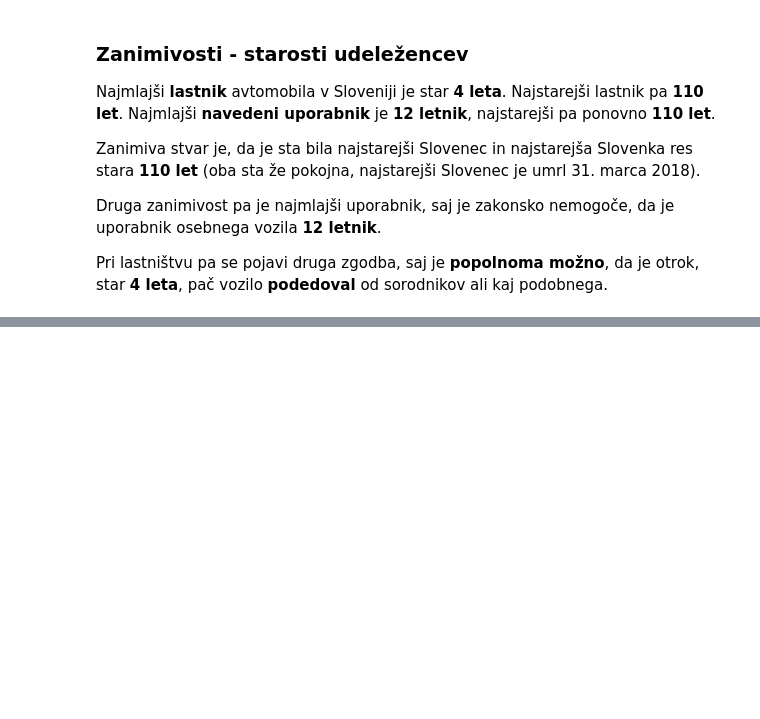
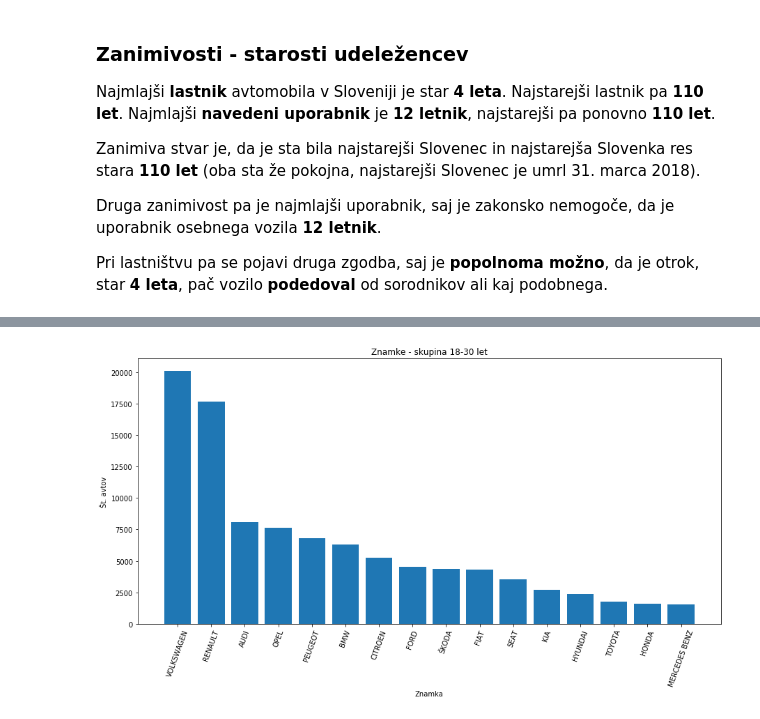
Before and after one commit to AttackVectorDelta/PR19NAJL, a Jupyter notebook: Poročilo.ipynb, the cells around one changed output, grey strips where cells are left out. Drawn from its saved outputs; the diff is of its cells as text; code cells hidden in the pictures; blank space fills up the shorter version.

```diff
--- a/Poročilo.ipynb
+++ b/Poročilo.ipynb
@@ -344,0 +337,37 @@ Pri lastništvu pa se pojavi druga zgodba, saj je **popolnoma možno**, da je ot
+# %%
+%store -r starostiZnamke
+
+starostnaSkupina1830 = sorted(starostiZnamke["18-30"].items(), key= operator.itemgetter(1), reverse=True)
+starostnaSkupina3050 = sorted(starostiZnamke["30-50"].items(), key= operator.itemgetter(1), reverse=True)
+starostnaSkupina50P = sorted(starostiZnamke["50+"].items(), key= operator.itemgetter(1), reverse=True)
+
+starosti1830=[]
+starosti1830Labels=[]
+
+starosti3050=[]
+starosti3050Labels=[]
+
+starosti50P=[]
+starosti50PLabels=[]
+
+for i in range(0,16):
+    starosti1830.append(starostnaSkupina1830[i][1])
+    starosti1830Labels.append(starostnaSkupina1830[i][0])
+
+    starosti3050.append(starostnaSkupina3050[i][1])
+    starosti3050Labels.append(starostnaSkupina3050[i][0])
+
+    starosti50P.append(starostnaSkupina50P[i][1])
+    starosti50PLabels.append(starostnaSkupina50P[i][0])
+
+index = np.arange(len(starosti1830))
+
+plt.figure(figsize=(15,7))
+plt.bar(index, starosti1830)
+plt.xlabel('Znamka', fontsize=10)
+plt.ylabel('Št. avtov', fontsize=10)
+plt.xticks(index, starosti1830Labels, fontsize=10, rotation=70)
+plt.title('Znamke - skupina 18-30 let')
+plt.show()
+# %% [output]
+[figure, added]
```
Also changed, not shown: parts of 18 cells of this notebook, 1 other file.
